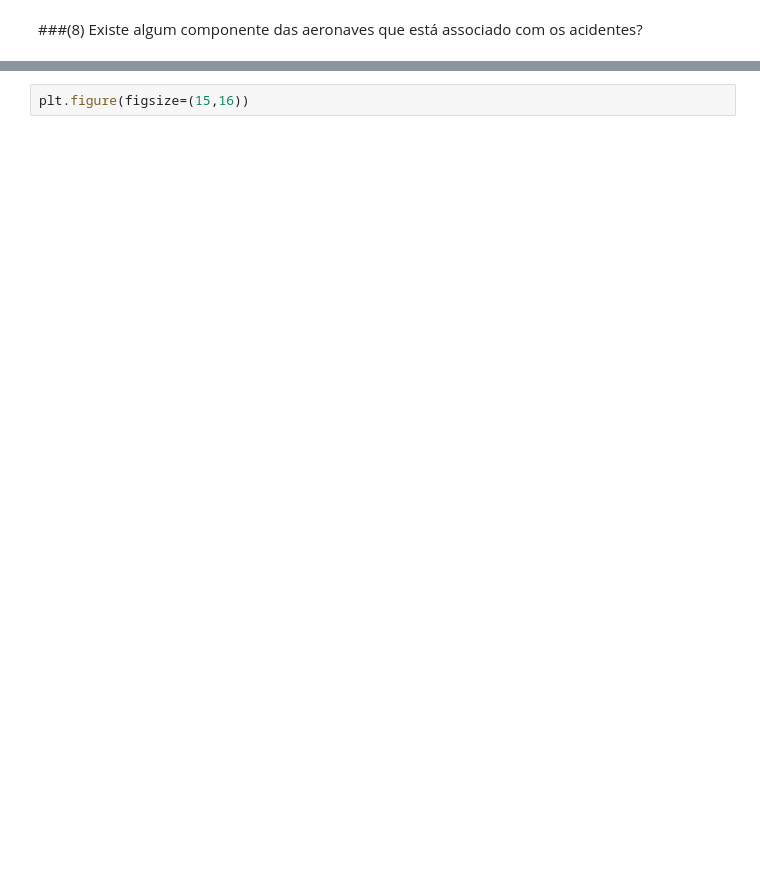
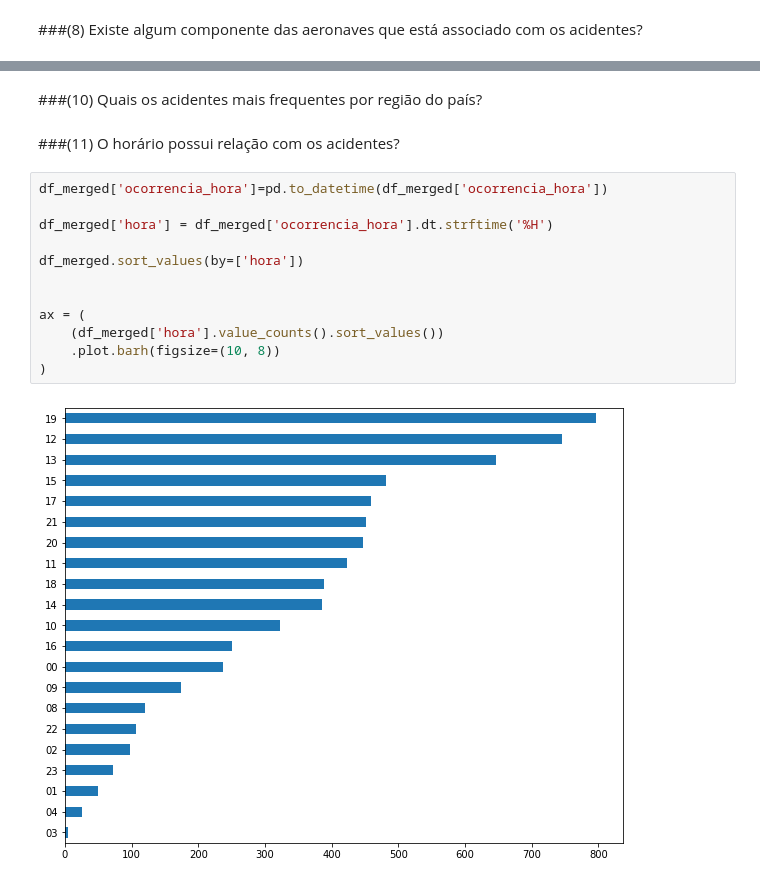
Before and after one commit to leandrolazaro/Asymmetrical_traveler_postman-TP2-AEDS1-UFV, a Jupyter notebook: cenipa.ipynb, the cells around one changed output, grey strips where cells are left out. Saved outputs shown, nothing was run; the diff lists cells and outputs as text; blank space fills up the shorter version.

```diff
--- a/cenipa.ipynb
+++ b/cenipa.ipynb
@@ -136,2 +222,18 @@ ax.invert_yaxis()
-# %%
-plt.figure(figsize=(15,16))
+# %% [markdown]
+###(10) Quais os acidentes mais frequentes por região do país?
+# %% [markdown]
+###(11) O horário possui relação com os acidentes?
+# %%
+df_merged['ocorrencia_hora']=pd.to_datetime(df_merged['ocorrencia_hora'])
+
+df_merged['hora'] = df_merged['ocorrencia_hora'].dt.strftime('%H')
+
+df_merged.sort_values(by=['hora'])
+
+
+ax = (
+    (df_merged['hora'].value_counts().sort_values())
+    .plot.barh(figsize=(10, 8))
+)
+# %% [output]
+[figure, added]
```
Also changed, not shown: parts of 19 cells of this notebook.
